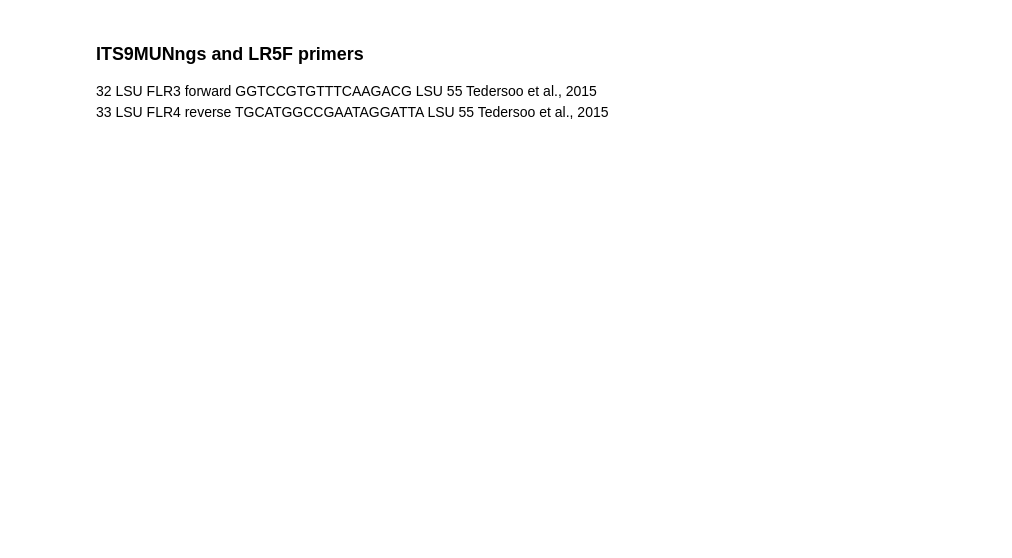
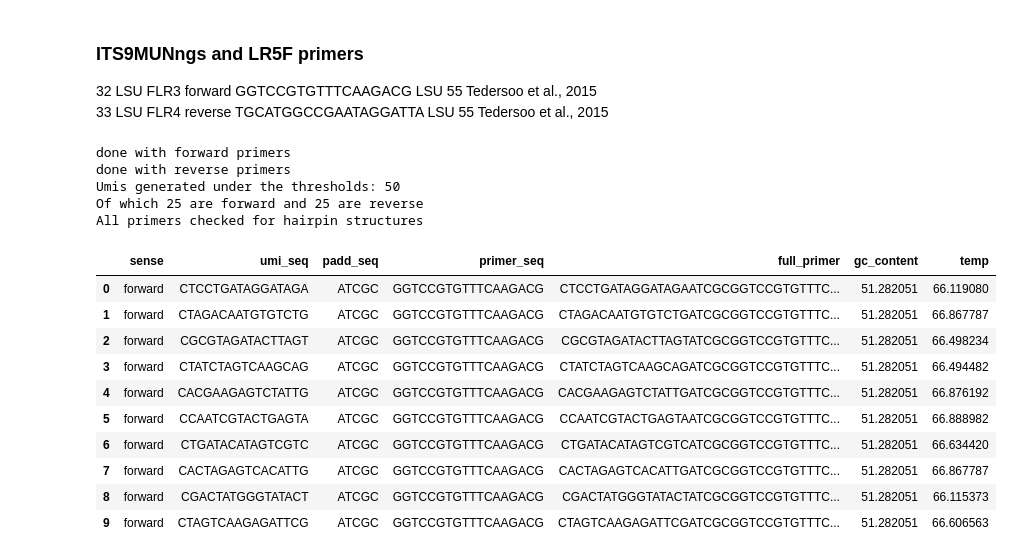
Before and after one commit to mftorres/ENTWINE, a Jupyter notebook: general_tools/create_test_umis.ipynb, the cells around one changed output. Cells and saved outputs as stored; diff of their text form; code cells hidden in the pictures; blank space fills up the shorter version.

Commit message:
added code to check for hairpin structures

```diff
--- a/general_tools/create_test_umis.ipynb
+++ b/general_tools/create_test_umis.ipynb
@@ -536,6 +560,16 @@ print('Umis generated under the thresholds: %s'%(len(tagged_primers)))
 print('Of which %s are forward and %s are reverse'%(len(tagged_primers[tagged_primers['sense'] == 'forward']),
                                                     len(tagged_primers[tagged_primers['sense'] == 'reverse'])))
 
+# checking for hairpins
+for row in tagged_primers.itertuples():
+    for nn in ['A','T','C','G']:
+        seq = re.sub('[NRYKMSWBDHV]',nn, row.full_primer, flags = re.IGNORECASE)
+        structures = fold(seq) # doesn't like ambiguous nucleotides
+        for struct in structures:
+            if 'HAIRPIN' in str(struct.desc) and struct.e < 0:
+                print(f"Type: {struct.desc}, Position: {struct.ij}, Delta G: {struct.e:.2f} kcal/mol")
+                print(f"Concerning primer sequence: {row.full_primer.replace}")
+print('All primers checked for hairpin structures')
 # save the file
 tagged_primers.to_csv('./ITS9MUNngs_LR5F-ITSfull_tagged.csv', sep = '\t', index_label = 'index')
 
@@ -628,6 +663,17 @@ print('Umis generated under the thresholds: %s'%(len(tagged_primers)))
 print('Of which %s are forward and %s are reverse'%(len(tagged_primers[tagged_primers['sense'] == 'forward']),
                                                     len(tagged_primers[tagged_primers['sense'] == 'reverse'])))
 
+# checking for hairpins
+for row in tagged_primers.itertuples():
+    for nn in ['A','T','C','G']:
+        seq = re.sub('[NRYKMSWBDHV]',nn, row.full_primer, flags = re.IGNORECASE)
+        structures = fold(seq) # doesn't like ambiguous nucleotides
+        for struct in structures:
+            if 'HAIRPIN' in str(struct.desc) and struct.e < 0:
+                print(f"Type: {struct.desc}, Position: {struct.ij}, Delta G: {struct.e:.2f} kcal/mol")
+                print(f"Concerning primer sequence: {row.full_primer.replace}")
+print('All primers checked for hairpin structures')
+
 # save the file
 tagged_primers.to_csv('./gITS7ngs_LR5F-ITS2_tagged.csv', sep = '\t', index_label = 'index')
 
@@ -697,30 +744,58 @@ for umi in umis_selected: # umi_preselected[0:20000] if you want to test things
             if f_count == num_primers:
                 break
 print('done with forward primers')
 
 r_count = 0
 for umi in umis_selected: # umi_preselected[0:20000] if you want to test things fast, you can select the first e.g. 20000 rows
     if umi not in umi_track:
         fullseq = padd + umi + primer_reverse
         gc_content = gc_fraction(fullseq) * 100
         temp = mt.Tm_NN(fullseq)
         sense = 'reverse' # python is zero indexed
 
         if gc_min <= gc_content <= gc_max and temp_min <= temp <= temp_max:
             row = [sense, umi, padd, primer_reverse, fullseq, gc_content, temp]
             tagged_primers.loc[len(tagged_primers)] = row # appends the row
             umi_track.append(umi)
             r_count += 1
             if r_count == num_primers:
                 break
 
 print('done with reverse primers')
 
 print('Umis generated under the thresholds: %s'%(len(tagged_primers)))
 print('Of which %s are forward and %s are reverse'%(len(tagged_primers[tagged_primers['sense'] == 'forward']),
                                                     len(tagged_primers[tagged_primers['sense'] == 'reverse'])))
 
+# checking for hairpins
+for row in tagged_primers.itertuples():
+    for nn in ['A','T','C','G']:
+        seq = re.sub('[NRYKMSWBDHV]',nn, row.full_primer, flags = re.IGNORECASE)
+        structures = fold(seq) # doesn't like ambiguous nucleotides
+        for struct in structures:
+            if 'HAIRPIN' in str(struct.desc) and struct.e < 0:
+                print(f"Type: {struct.desc}, Position: {struct.ij}, Delta G: {struct.e:.2f} kcal/mol")
+                print(f"Concerning primer sequence: {row.full_primer.replace}")
+print('All primers checked for hairpin structures')
+
 # save the file
 tagged_primers.to_csv('./FLR3_FLR4-LSU_tagged.csv', sep = '\t', index_label = 'index')
 
 tagged_primers.head(10)
+# %% [output]
+done with forward primers
+done with reverse primers
+Umis generated under the thresholds: 50
+Of which 25 are forward and 25 are reverse
+All primers checked for hairpin structures
+|  | sense | umi_seq | padd_seq | primer_seq | full_primer | gc_content | temp |
+| 0 | forward | CTCCTGATAGGATAGA | ATCGC | GGTCCGTGTTTCAAGACG | CTCCTGATAGGATAGAATCGCGGTCCGTGTTTC... | 51.282051 | 66.119080 |
+| 1 | forward | CTAGACAATGTGTCTG | ATCGC | GGTCCGTGTTTCAAGACG | CTAGACAATGTGTCTGATCGCGGTCCGTGTTTC... | 51.282051 | 66.867787 |
+| 2 | forward | CGCGTAGATACTTAGT | ATCGC | GGTCCGTGTTTCAAGACG | CGCGTAGATACTTAGTATCGCGGTCCGTGTTTC... | 51.282051 | 66.498234 |
+| 3 | forward | CTATCTAGTCAAGCAG | ATCGC | GGTCCGTGTTTCAAGACG | CTATCTAGTCAAGCAGATCGCGGTCCGTGTTTC... | 51.282051 | 66.494482 |
+| 4 | forward | CACGAAGAGTCTATTG | ATCGC | GGTCCGTGTTTCAAGACG | CACGAAGAGTCTATTGATCGCGGTCCGTGTTTC... | 51.282051 | 66.876192 |
+| 5 | forward | CCAATCGTACTGAGTA | ATCGC | GGTCCGTGTTTCAAGACG | CCAATCGTACTGAGTAATCGCGGTCCGTGTTTC... | 51.282051 | 66.888982 |
+| 6 | forward | CTGATACATAGTCGTC | ATCGC | GGTCCGTGTTTCAAGACG | CTGATACATAGTCGTCATCGCGGTCCGTGTTTC... | 51.282051 | 66.634420 |
+| 7 | forward | CACTAGAGTCACATTG | ATCGC | GGTCCGTGTTTCAAGACG | CACTAGAGTCACATTGATCGCGGTCCGTGTTTC... | 51.282051 | 66.867787 |
+| 8 | forward | CGACTATGGGTATACT | ATCGC | GGTCCGTGTTTCAAGACG | CGACTATGGGTATACTATCGCGGTCCGTGTTTC... | 51.282051 | 66.115373 |
+| 9 | forward | CTAGTCAAGAGATTCG | ATCGC | GGTCCGTGTTTCAAGACG | CTAGTCAAGAGATTCGATCGCGGTCCGTGTTTC... | 51.282051 | 66.606563 |
```
Also changed, not shown: parts of 5 cells of this notebook.
